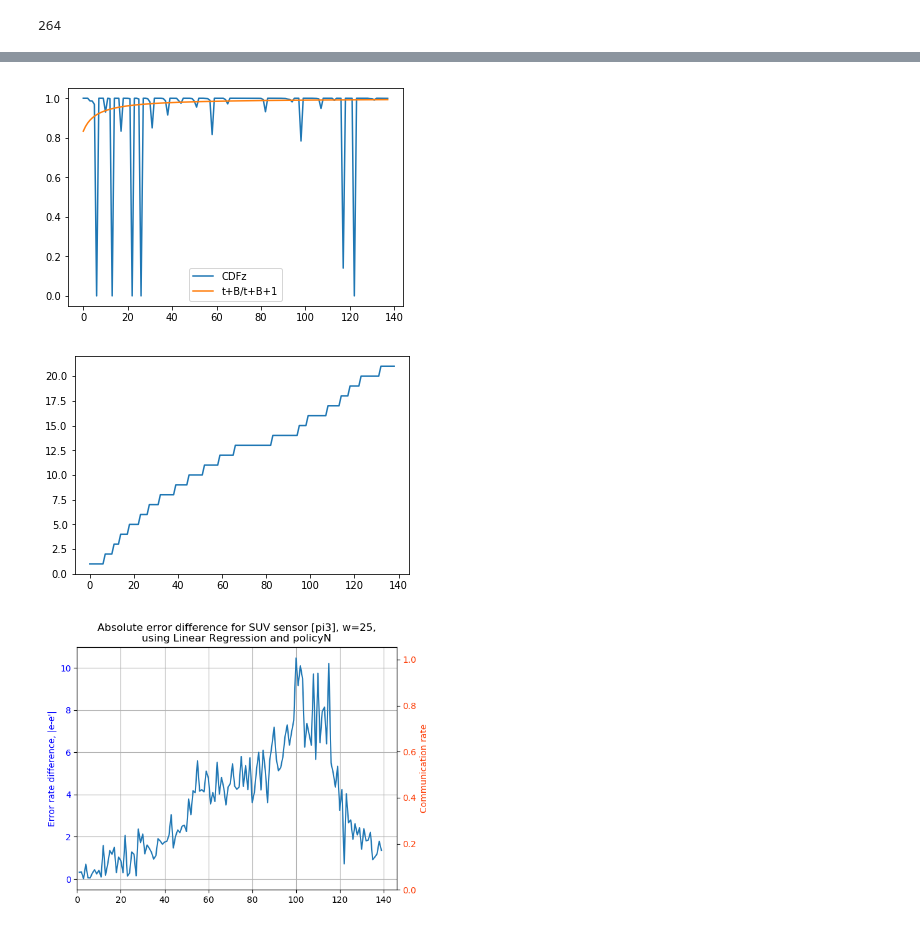
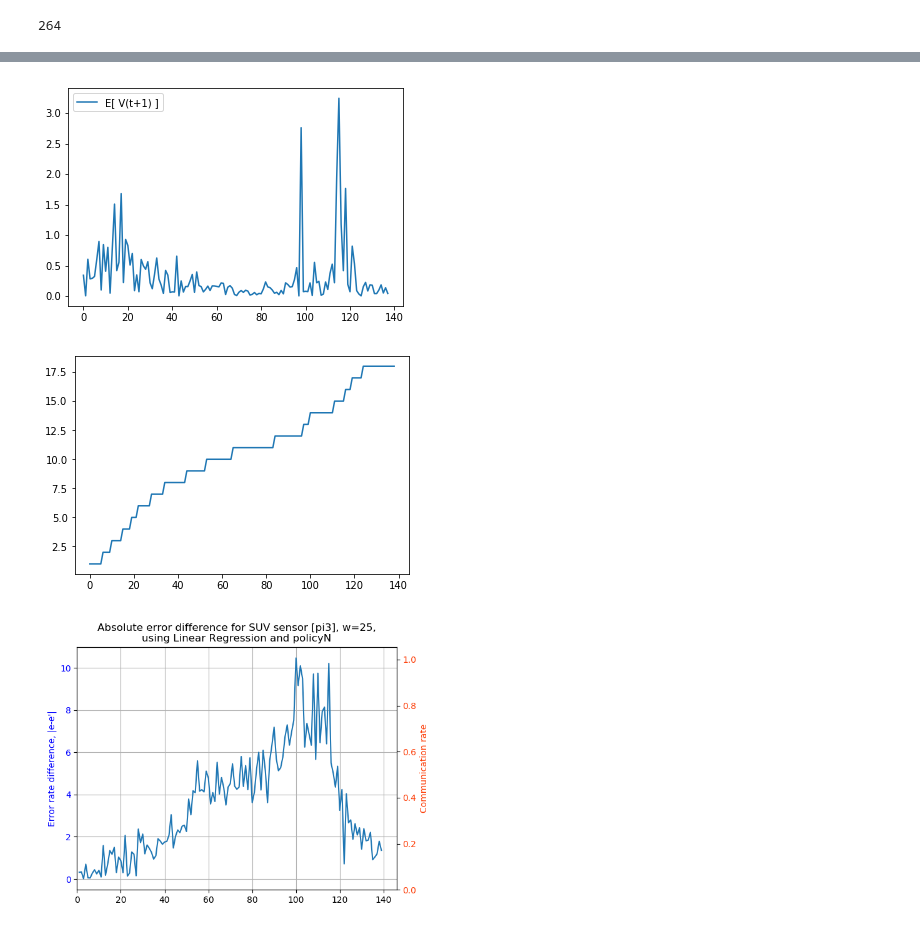
Before and after one commit to jimbo8399/optimal-stopping, a Jupyter notebook: jupyter_notebooks/OST policy Test Lin dataset Cont..ipynb, the cells around one changed output, grey strips where cells are left out. Saved outputs shown, nothing was run; the diff lists cells and outputs as text; code cells hidden in the pictures.

```diff
--- a/jupyter_notebooks/OST policy Test Lin dataset Cont..ipynb
+++ b/jupyter_notebooks/OST policy Test Lin dataset Cont..ipynb
@@ -78,8 +78,8 @@ err_sum = err
 dataset_length = len(sensor_dataset)
 
 t = 1
-LHS = []
-RHS = []
+currentV = []
+futureV = []
 
 comm_count = 1
 comm = [comm_count]
@@ -87,8 +87,8 @@ comm = [comm_count]
 i = 1
 while (i + W) <= dataset_length:
 
-    LHS += [g.cdf(theta-err_sum)]
-    RHS += [(t+B)/(t+1+B)]
+    currentV += [t]
+    futureV += [g.cdf(theta-err_sum)*(t+1+B)-B]
 
     # Receive a new datapoint
     data = sensor_dataset.iloc[i:i+W,:]
@@ -105,10 +105,12 @@ while (i + W) <= dataset_length:
     err_diff += [abs(init_model_err-new_err)]
 
     #DECIDE if we should update or not
-    if LHS[-1]<=RHS[-1]:
+    if g.cdf(theta-err_sum)<(t+B)/(t+1+B):
+        print(t)
         init_model = new_model
         err_sum = err
         comm_count += 1
+        t = 0
     else:
         err_sum += err_diff[-1]
 
@@ -120,15 +140,15 @@ while (i + W) <= dataset_length:
 # %%
-plt.plot(LHS, label="CDFz")
-plt.plot(RHS, label="t+B/t+B+1")
+# plt.plot(currentV, label="E[ V(t) ]")
+plt.plot(err_diff, label="E[ V(t+1) ]")
 plt.legend()
 plt.show()
 # %% [output]
-[figure, old version]
+[figure, new version]
 # %%
 plt.plot(comm)
 plt.show()
 # %% [output]
-[figure, old version]
+[figure, new version]
 # %%
 from IPython.display import display, Image
 display(Image("../results/dataset_2_lin_reg/policyN/abs_err_diff_pi3_w_25.png", width=400))
```
Also changed, not shown: parts of 1 cell of this notebook.
